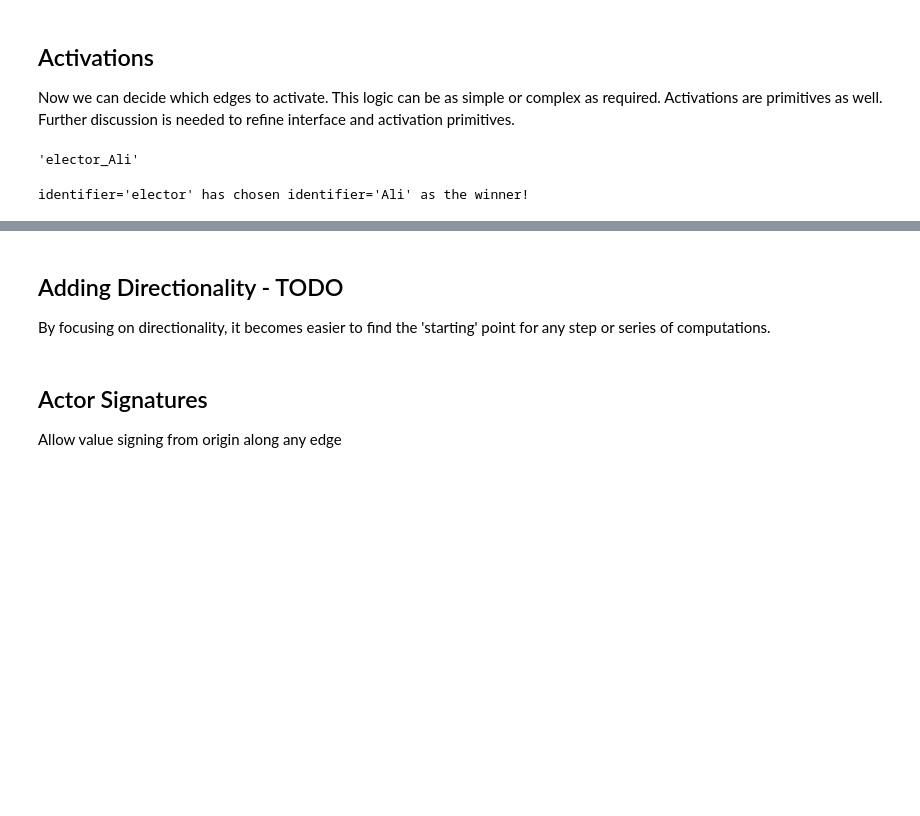
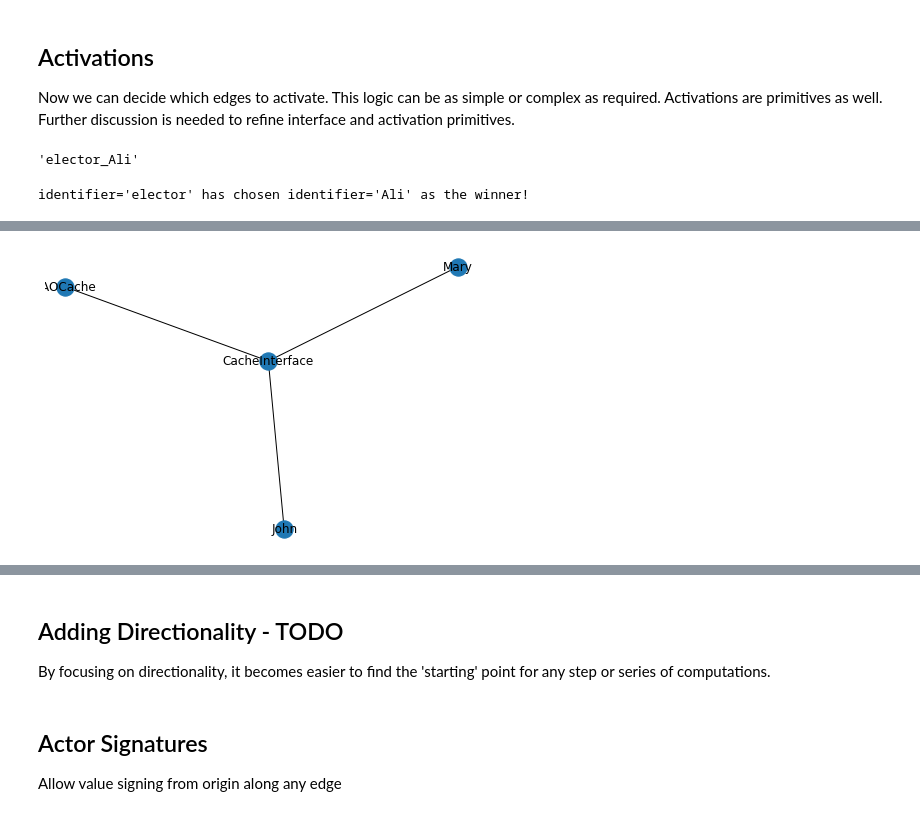
Before and after one commit to newnativeabq/graphdao, a Jupyter notebook: DaoGraphPOC.ipynb, the cells around one changed output, grey strips where cells are left out. Cells and saved outputs as stored; diff of their text form; code cells hidden in the pictures; blank space fills up the shorter version.

Commit message:
ENH: lots of primitives.  Composite structures.

```diff
--- a/DaoGraphPOC.ipynb
+++ b/DaoGraphPOC.ipynb
@@ -294,0 +335,14 @@ identifier='elector' has chosen identifier='Ali' as the winner!
+# %%
+# Let's see how a simple entity that always returns true signs a transaction
+
+def return_true(): return True
+
+simple_actor = Actor(
+    identifier='simpleEnt',
+    consensus=Consensus(fn=return_true),
+    key='TheMostSecureKeyEver1!',
+)
+
+simple_transaction = {'SomeData': 'ThatMeansSomething'}
+
+simple_actor.sign(simple_transaction)
@@ -294,0 +428,78 @@ identifier='elector' has chosen identifier='Ali' as the winner!
+# %%
+import random
+
+from primitives.actions import Action
+from primitives.resources import Function, DemoData, Interface, Actor, Consensus
+from utils.simple_functions import return_true, check_all_true
+
+from graphs.graph import DGraph
+
+# Get prepared data to write
+def get_transaction():
+    pass
+
+def null_fn(*args, **kwargs):
+    pass
+
+
+# Specify a data store
+data = DemoData(
+    identifier='DAOCache',
+    store=[],
+)
+
+# Specify an Interface for that data
+interface = Interface(
+    identifier='CacheInterface',
+    data=data,
+)
+
+# Create some Actors that use the interface
+actors = [
+    Actor(identifier='Mary', consensus=Consensus(fn=return_true), key=str(random.randint(10000,1000000))),
+    Actor(identifier='John', consensus=Consensus(fn=return_true), key=str(random.randint(10000,1000000))),
+]
+
+
+# Specify a sign/write Action from the actors to the interface
+def build_sign_write(actor:Actor, interface:Interface) -> Action:
+    return Action(
+        identifier=f'SignWrite_{actor.identifier}',
+        actor=actor,
+        resources=[interface],
+        function=Function(
+            identifier=f'SignWrite_{actor.identifier}',
+            kwargs={'interface':interface},
+            fn=null_fn
+        )
+    )
+
+
+
+# Specify a Write Transaction Action from the interface to the data
+write_cache = Action(
+    identifier='WriteCache',
+    actor=interface,
+    resources=[data],
+    function=Function(
+        identifier='SimpleWriteTransaction',
+        kwargs={'interface':interface},
+        fn=null_fn,  ## The function is expected to call any oracles or information into memory to build the write!
+    )
+)
+
+# Compile the actions and define the graph
+actions = [
+    write_cache,
+    build_sign_write(actors[0], interface),
+    build_sign_write(actors[1], interface),
+]
+
+# Build the graph
+dg = DGraph()
+for action in actions:
+    dg.register_action(action)
+
+# Visualize the graph
+dg.draw(with_labels=True)
+# %% [output]
@@ -294,0 +509 @@ identifier='elector' has chosen identifier='Ali' as the winner!
+[figure, added]
```
Also changed, not shown: parts of 18 cells of this notebook, 8 other files.
